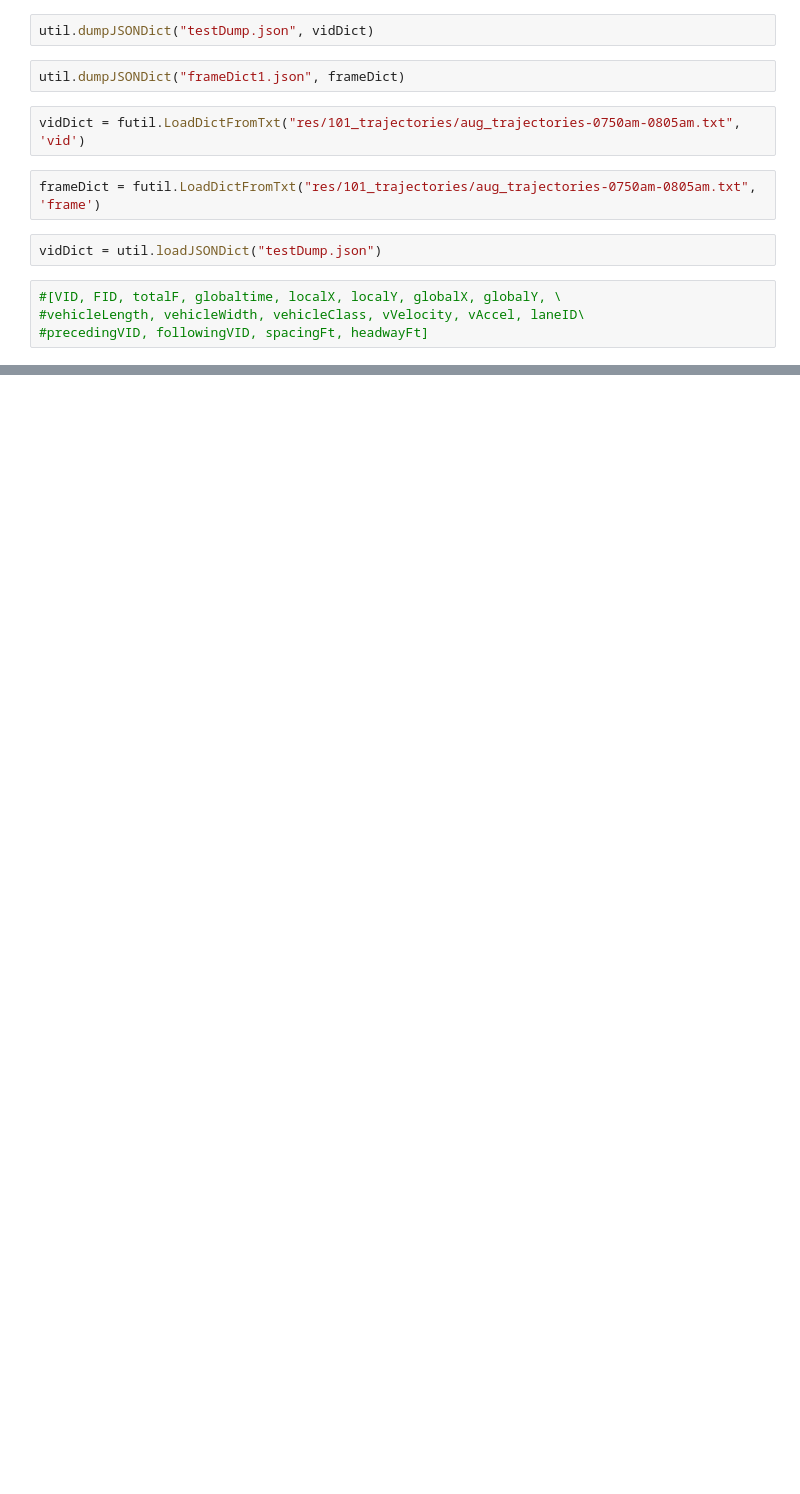
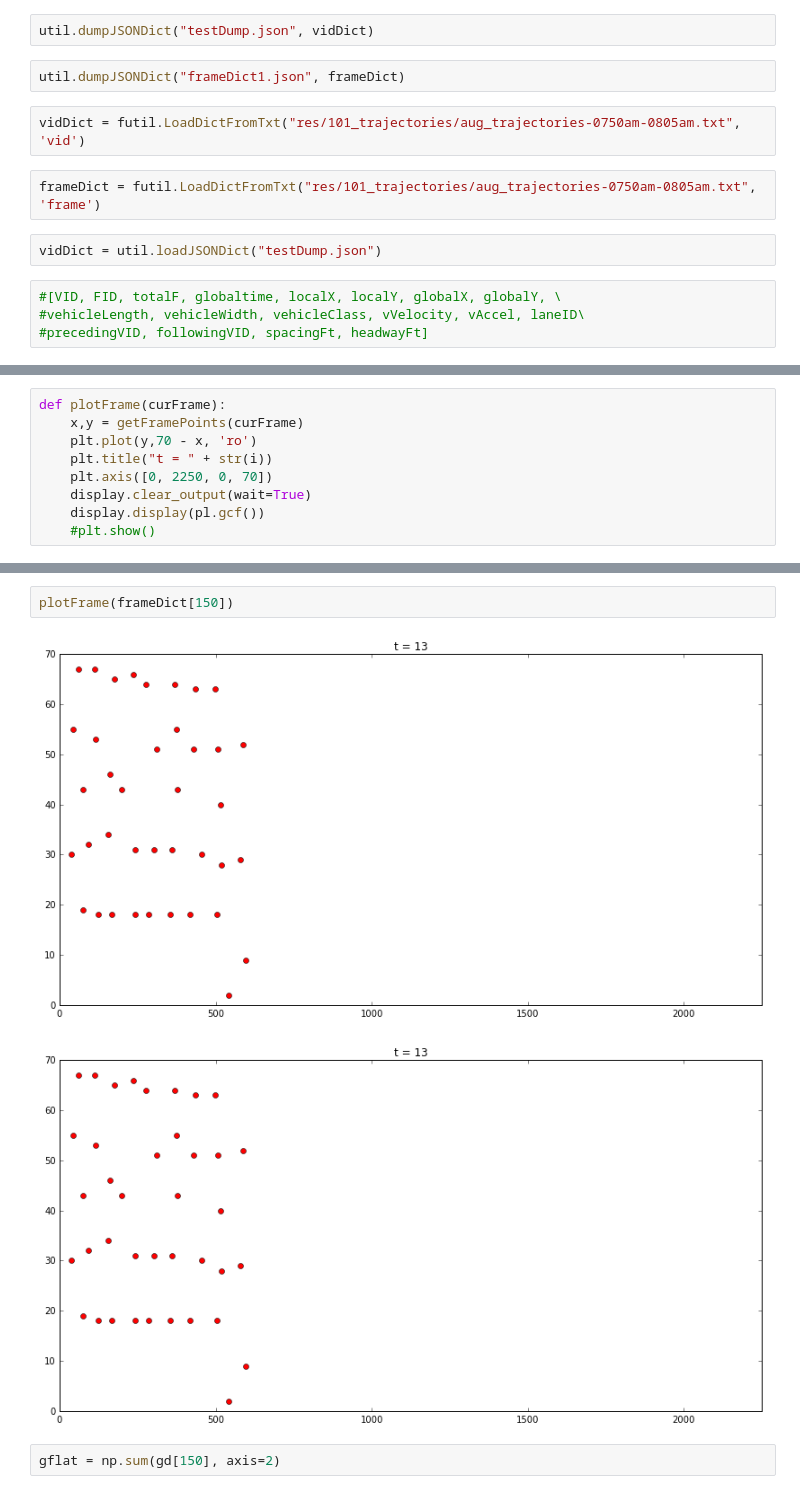
Before and after one commit to alin719/cs229_merging, a Jupyter notebook: Sandbox.ipynb, the cells around one changed output, grey strips where cells are left out. Saved outputs shown, nothing was run; the diff lists cells and outputs as text; blank space fills up the shorter version.

```diff
--- a/Sandbox.ipynb
+++ b/Sandbox.ipynb
@@ -64,0 +60,9 @@ KeyboardInterrupt
+# %%
+def plotFrame(curFrame):
+    x,y = getFramePoints(curFrame)
+    plt.plot(y,70 - x, 'ro')
+    plt.title("t = " + str(i))
+    plt.axis([0, 2250, 0, 70])
+    display.clear_output(wait=True)
+    display.display(pl.gcf())
+    #plt.show()
@@ -64,0 +167,7 @@ KeyboardInterrupt
+# %%
+plotFrame(frameDict[150])
+# %% [output]
+[figure, added]
+[figure, added]
+# %%
+gflat = np.sum(gd[150], axis=2)
```
Also changed, not shown: parts of 14 cells of this notebook, 3 other files.
